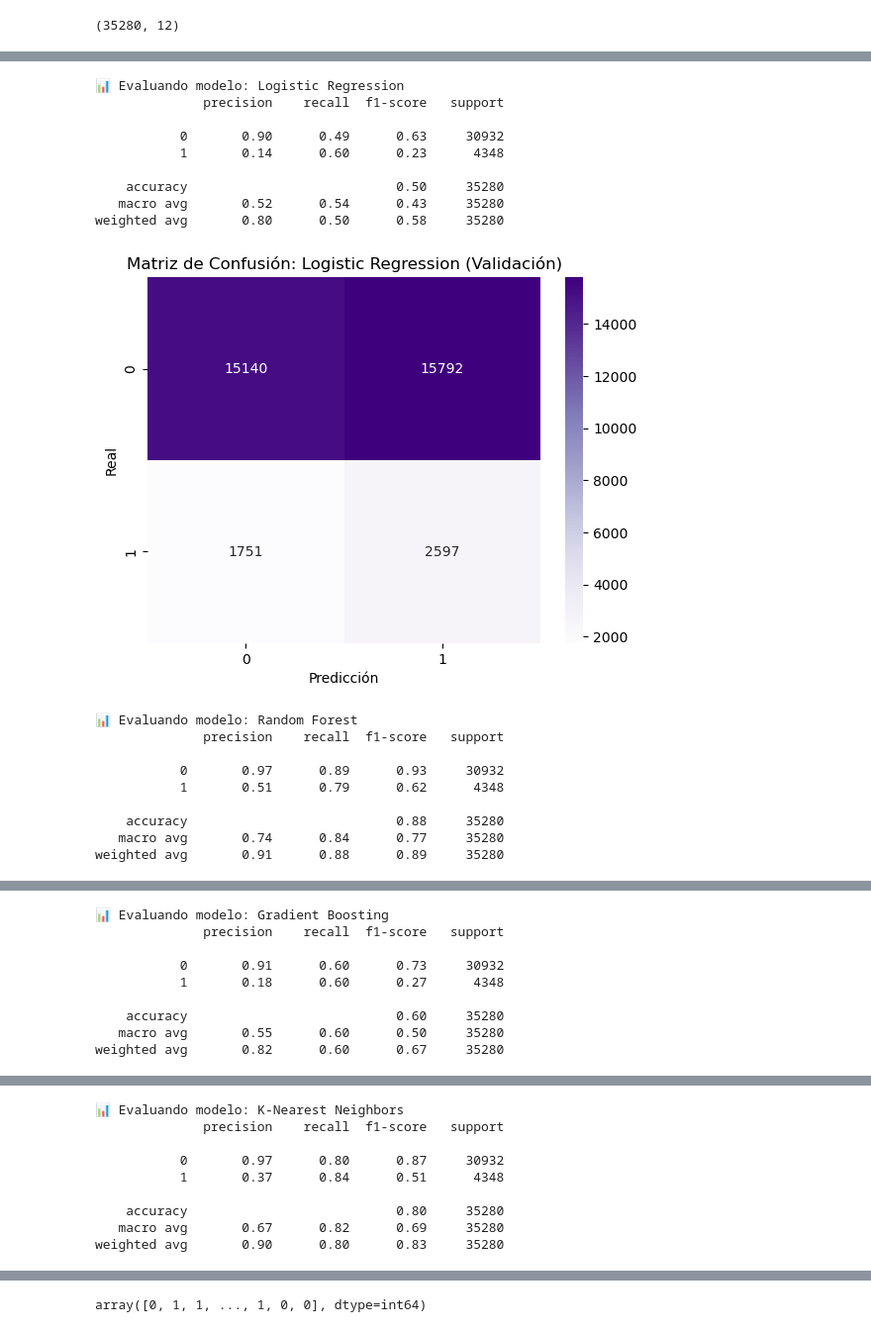
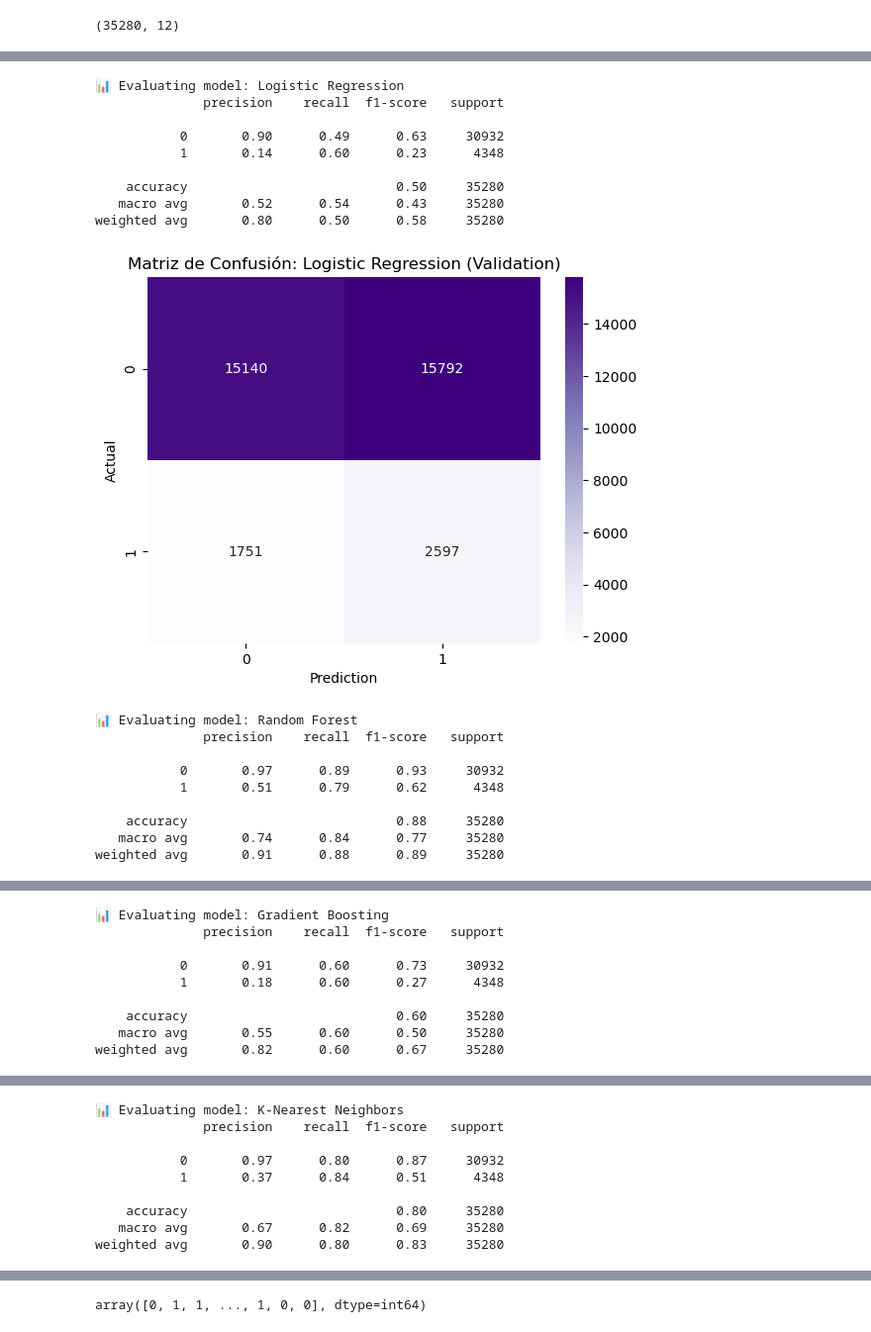
Before and after one commit to Hector-Daniel/Loan_Default_Predictions, a Jupyter notebook: Credit_score.ipynb, the cells around one changed output, grey strips where cells are left out. Shown at 99% size. Drawn from its saved outputs; the diff is of its cells as text; code cells hidden in the pictures.

```diff
--- a/Credit_score.ipynb
+++ b/Credit_score.ipynb
@@ -251,7 +251,7 @@ modelos = {
 
 # Train and show results
 for nombre, modelo in modelos.items():
-    print(f"\n🔎 Modelo: {nombre}")
+    print(f"\n🔎 Model: {nombre}")
 
     modelo.fit(X_train, y_train)
     y_pred = modelo.predict(X_train)
@@ -259,12 +259,12 @@ for nombre, modelo in modelos.items():
     # Reporte
     print(classification_report(y_train, y_pred))
 
-    # Matriz de confusión
+    # Confusion matrix
     cm = confusion_matrix(y_train, y_pred)
     plt.figure(figsize=(5, 4))
     sns.heatmap(cm, annot=True, fmt='d', cmap='Blues')
-    plt.title(f"Matriz de Confusión: {nombre}")
-    plt.xlabel("Predicción")
-    plt.ylabel("Real")
+    plt.title(f"Consufusion matrix: {nombre}")
+    plt.xlabel("Prediction")
+    plt.ylabel("Actual")
     plt.show()
 # %% [output]
@@ -326,31 +326,31 @@ X_validation.head()
 | 92236 | -1.624247 | 0.769346 | 9.0 | 4.0 | 10.0 | 36.0 | 139.0 | 20.0 | ... |
 # %%
 for nombre, modelo in modelos.items():
-    print(f"\n📊 Evaluando modelo: {nombre}")
+    print(f"\n📊 Evaluating model: {nombre}")
     y_val_pred = modelo.predict(X_validation)
 
     # Accuracy report
     print(classification_report(y_validation, y_val_pred))
 
     # Confusion matrix
     cm = confusion_matrix(y_validation, y_val_pred)
     sns.heatmap(cm, annot=True, fmt='d', cmap='Purples')
-    plt.title(f"Matriz de Confusión: {nombre} (Validación)")
-    plt.xlabel("Predicción")
-    plt.ylabel("Real")
+    plt.title(f"Matriz de Confusión: {nombre} (Validation)")
+    plt.xlabel("Prediction")
+    plt.ylabel("Actual")
     plt.show()
 # %% [output]
-📊 Evaluando modelo: Logistic Regression
+📊 Evaluating model: Logistic Regression
               precision    recall  f1-score   support
 
            0       0.90      0.49      0.63     30932
            1       0.14      0.60      0.23      4348
 
     accuracy                           0.50     35280
    macro avg       0.52      0.54      0.43     35280
 weighted avg       0.80      0.50      0.58     35280
-[figure, old version]
+[figure, new version]
-📊 Evaluando modelo: Random Forest
+📊 Evaluating model: Random Forest
               precision    recall  f1-score   support
 
            0       0.97      0.89      0.93     30932
@@ -363,4 +363,4 @@ weighted avg       0.91      0.88      0.89     35280
-📊 Evaluando modelo: Gradient Boosting
+📊 Evaluating model: Gradient Boosting
               precision    recall  f1-score   support
 
            0       0.91      0.60      0.73     30932
@@ -373,4 +373,4 @@ weighted avg       0.82      0.60      0.67     35280
-📊 Evaluando modelo: K-Nearest Neighbors
+📊 Evaluating model: K-Nearest Neighbors
               precision    recall  f1-score   support
 
            0       0.97      0.80      0.87     30932
```
Also changed, not shown: parts of 8 cells of this notebook.
